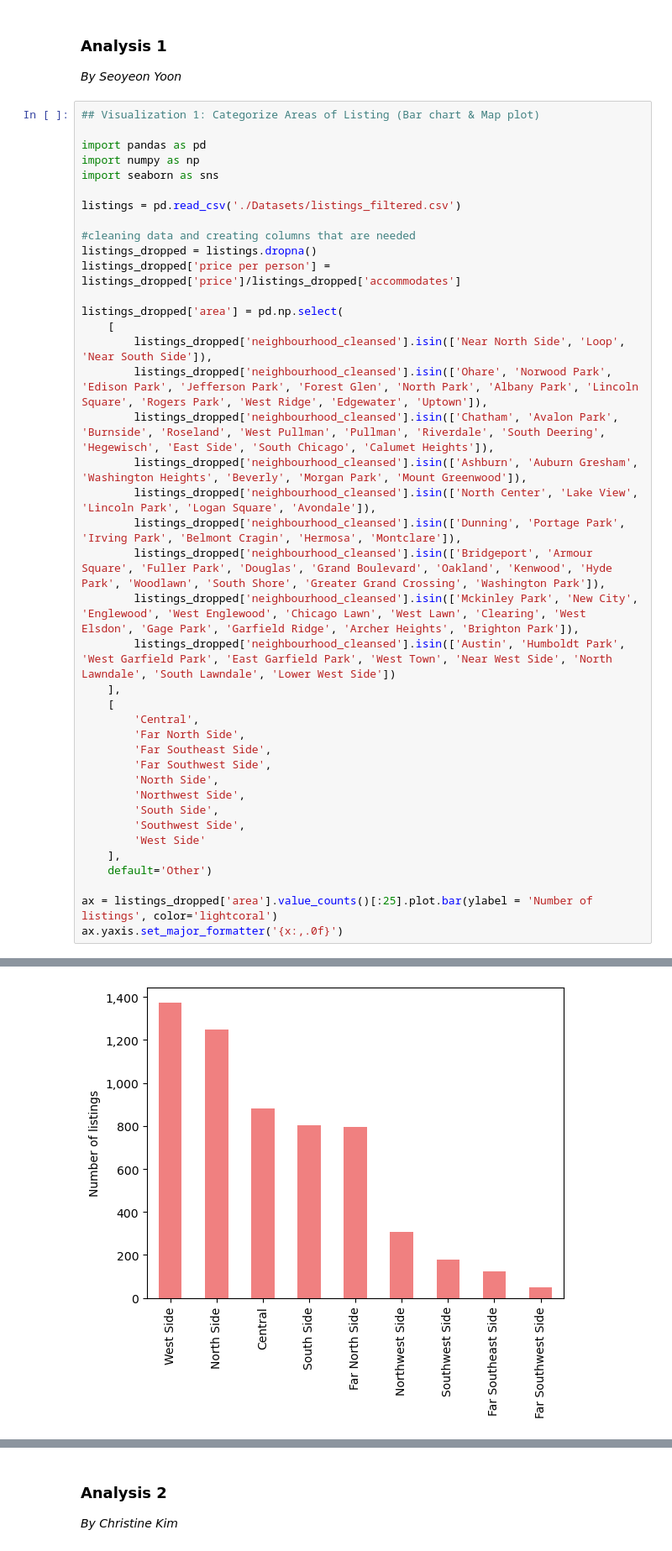
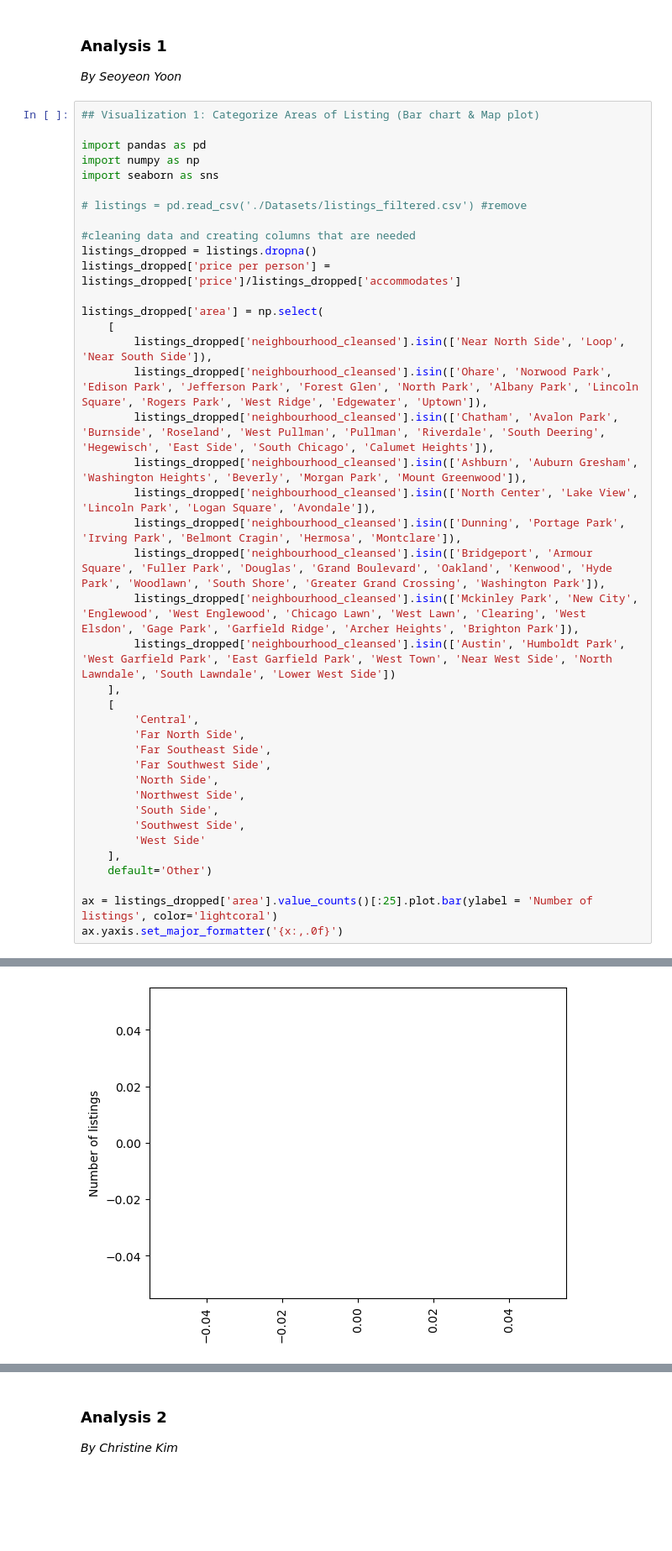
Before and after one commit to chrispylee123/seoulmates, a Jupyter notebook: Project Code/Project Code_v3.ipynb, the cells around one changed output, grey strips where cells are left out. Shown at 84% size. Cells and saved outputs as stored; diff of their text form; blank space fills up the shorter version.

```diff
--- a/Project Code/Project Code_v3.ipynb
+++ b/Project Code/Project Code_v3.ipynb
@@ -224,13 +234,13 @@ import pandas as pd
 import numpy as np
 import seaborn as sns
 
-listings = pd.read_csv('./Datasets/listings_filtered.csv')
+# listings = pd.read_csv('./Datasets/listings_filtered.csv') #remove
 
 #cleaning data and creating columns that are needed
 listings_dropped = listings.dropna()
 listings_dropped['price per person'] = listings_dropped['price']/listings_dropped['accommodates']
 
-listings_dropped['area'] = pd.np.select(
+listings_dropped['area'] = np.select(
     [
         listings_dropped['neighbourhood_cleansed'].isin(['Near North Side', 'Loop', 'Near South Side']),
         listings_dropped['neighbourhood_cleansed'].isin(['Ohare', 'Norwood Park', 'Edison Park', 'Jefferson Park', 'Forest Glen', 'North Park', 'Albany Park', 'Lincoln Square', 'Rogers Park', 'West Ridge', 'Edgewater', 'Uptown']),
@@ -261,4 +272,4 @@ ax.yaxis.set_major_formatter('{x:,.0f}')
-[figure, old version]
+[figure, new version]
 # %%
 import matplotlib.pyplot as plt
 
```
Also changed, not shown: parts of 22 cells of this notebook.
